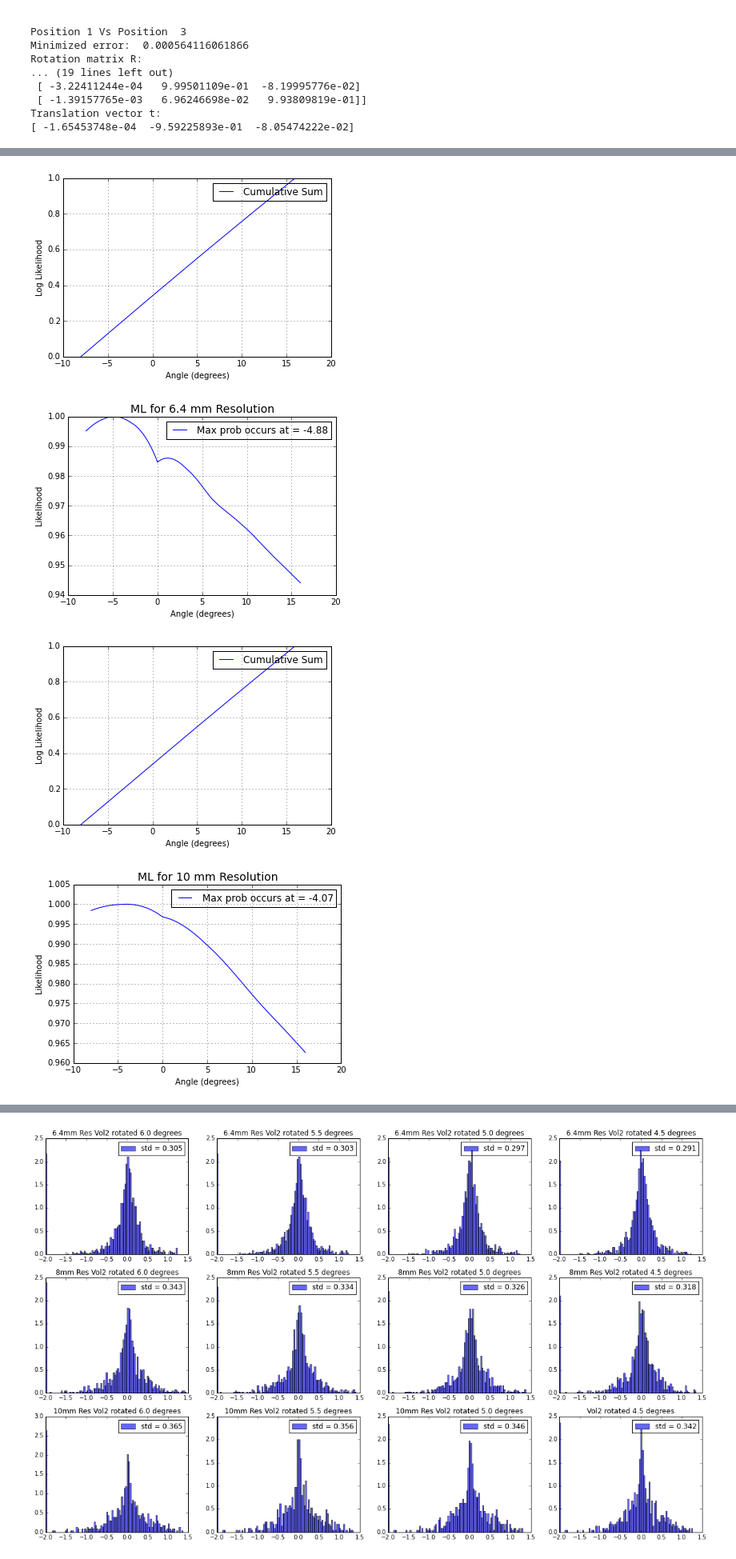
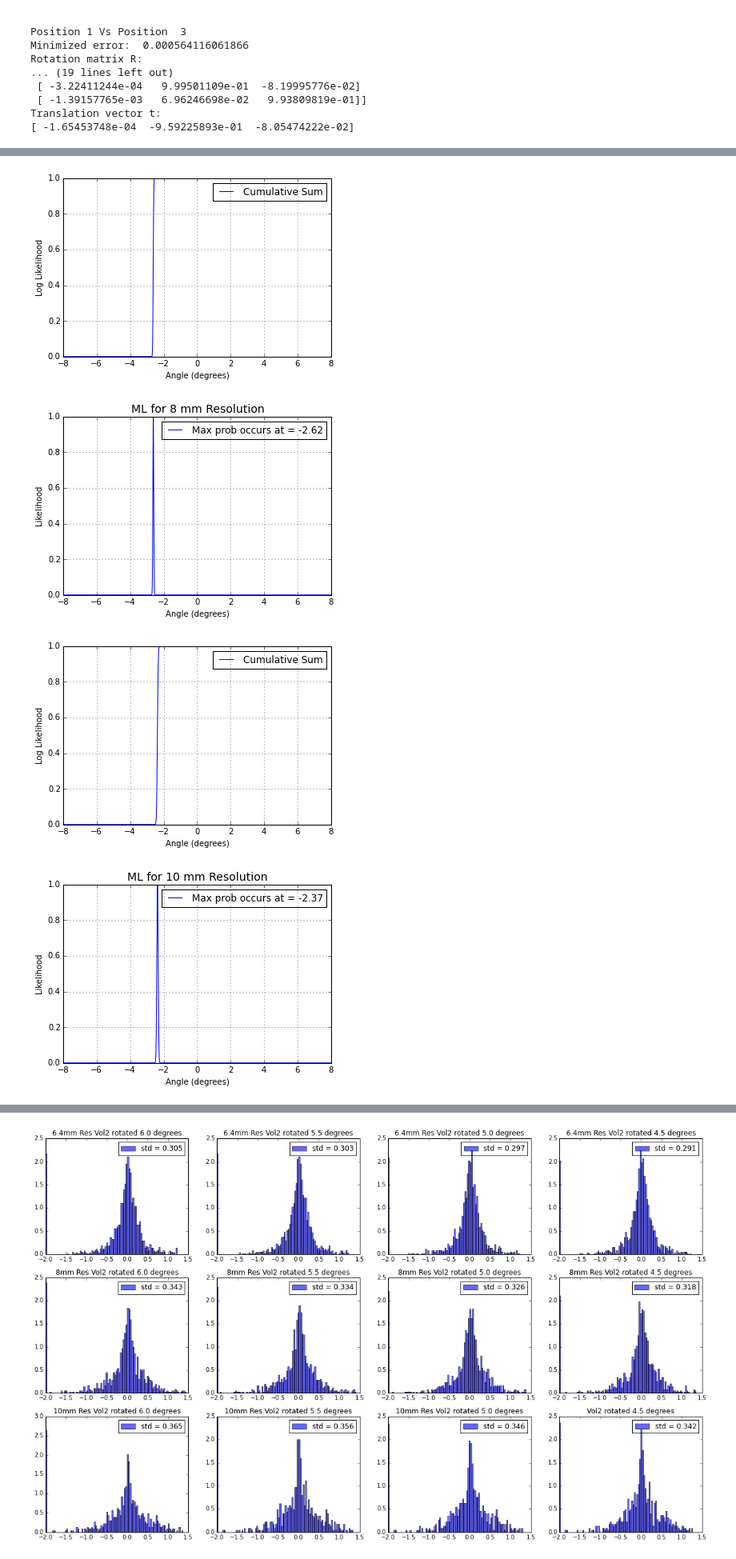
Before and after one commit to zyzdiana/AC297r-Volume-Registration, a Jupyter notebook: Multiple_Resolutions.ipynb, the cells around one changed output, grey strips where cells are left out. Shown at 80% size. Drawn from its saved outputs; the diff is of its cells as text; code cells hidden in the pictures.

```diff
--- a/Multiple_Resolutions.ipynb
+++ b/Multiple_Resolutions.ipynb
@@ -221,8 +242,7 @@ def Maximum_Likelihood(vol1, vol2, thetas, t, sig, axis, arg):
         if(axis == 2):
             R = rotation_matrix_zyx(0,0,th)
         new_vol2 = transform(vol2, R, t)
-        prob[idx] = np.sum(scipy.stats.norm.logpdf((2*(new_vol2-vol1)/np.sqrt(abs(new_vol2)+abs(vol1))).ravel(),loc = 0,scale=sig))
-        #prob[idx] = np.sum(scipy.stats.norm.logpdf((new_vol2-vol1).ravel(),loc = 0,scale=sig))
+        prob[idx] = np.sum(scipy.stats.norm.logpdf(((new_vol2-vol1)/np.sqrt(abs(new_vol2)+abs(vol1))).ravel(),loc = 0,scale=sig))
     cumsum = np.cumsum(np.exp(prob-np.max(prob)))
     cumsum = cumsum/cumsum[-1]
     plt.plot(thetas, cumsum, label='Cumulative Sum')
@@ -244,8 +264,4 @@ def Maximum_Likelihood(vol1, vol2, thetas, t, sig, axis, arg):
 def calc_CI(prob):
     cumsum = np.cumsum(np.exp(prob-np.max(prob)))
     cumsum = cumsum/cumsum[-1]
-    #cumsum = np.exp(prob-np.max(prob))
-    #cumsum = np.cumsum(prob)
-    #CI_95 = np.percentile(cumsum,[2.5,97.5])
-    #print CI_95
     return [np.max(thetas[cumsum < 0.025]),np.min(thetas[cumsum > 0.975])]
@@ -273,7 +289,7 @@ plot_CI(calc_CI(prob_8), calc_CI(prob_6_4), calc_CI(prob_10))
 # %%
-thetas = np.arange(-8,16,0.01)
+thetas = np.arange(-8,8,0.01)
 t = np.zeros([3])
-prob_8 = Maximum_Likelihood(list_8mm[0],list_8mm[2],thetas, t, 0.28, 2, '8')
-prob_6_4 = Maximum_Likelihood(list_6_4mm[0],list_6_4mm[2],thetas, t, 0.25, 2, '6.4')
-prob_10 = Maximum_Likelihood(list_10mm[0],list_10mm[2],thetas, t, 0.3, 2, '10')
+prob_6_4 = Maximum_Likelihood(list_6_4mm[0],list_6_4mm[2],thetas, t, 0.003, 2, '6.4')
+prob_8 = Maximum_Likelihood(list_8mm[0],list_8mm[2],thetas, t, 0.004, 2, '8')
+prob_10 = Maximum_Likelihood(list_10mm[0],list_10mm[2],thetas, t, 0.004, 2, '10')
 # %% [output]
@@ -282,7 +298,7 @@ prob_10 = Maximum_Likelihood(list_10mm[0],list_10mm[2],thetas, t, 0.3, 2, '10')
-[figure, old version]
+[figure, new version]
-[figure, old version]
+[figure, new version]
-[figure, old version]
+[figure, new version]
-[figure, old version]
+[figure, new version]
 # %%
 plot_CI(calc_CI(prob_8), calc_CI(prob_6_4), calc_CI(prob_10))
 # %% [output]
```
Also changed, not shown: parts of 28 cells of this notebook, 2 other files.
